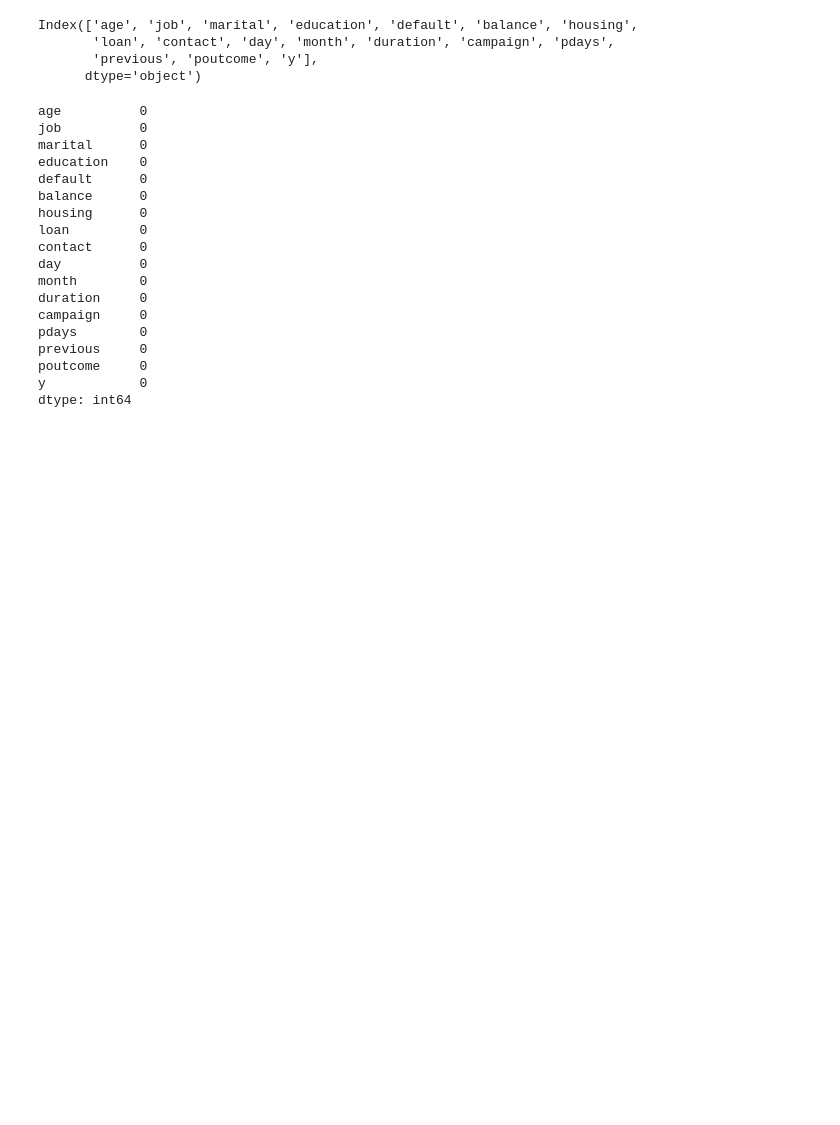
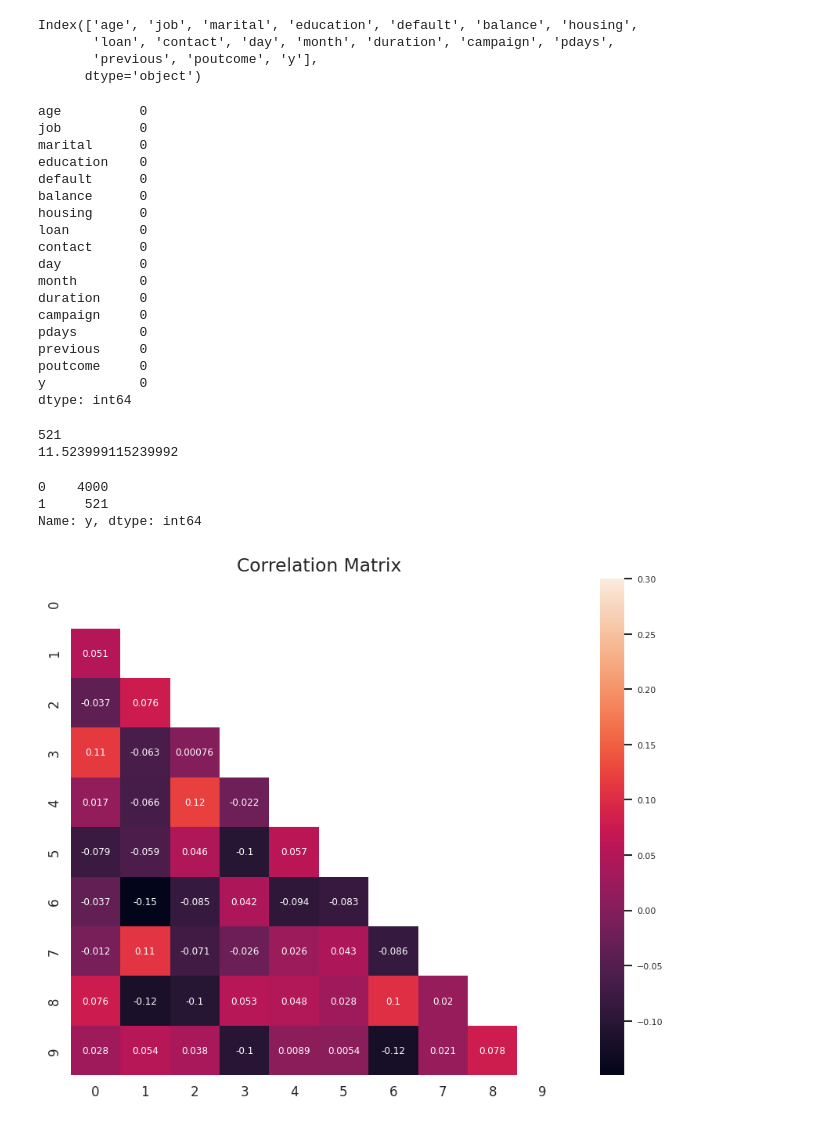
Before and after one commit to katie-hu/Bank_Marketing, a Jupyter notebook: Team 4 Final Project.ipynb, the cells around one changed output. Drawn from its saved outputs; the diff is of its cells as text; code cells hidden in the pictures; blank space fills up the shorter version.

```diff
--- a/Team 4 Final Project.ipynb
+++ b/Team 4 Final Project.ipynb
@@ -115,0 +160,23 @@ dtype: int64
+# %%
+# Check positive response
+
+print((bank['y'] == 'yes').sum())
+
+# Check for response rate
+
+print(100*(bank['y'] == 'yes').sum() / len(bank))
+# %% [output]
+521
+11.523999115239992
+# %%
+# Change all yes and no to binary 0,1 values
+
+bank['y'] = (bank['y']=='yes').astype(int)  # changing yes to 1 and no to 0
+bank['default'] = (bank['default']=='yes').astype(int)  # changing yes to 1 and no to 0
+bank['housing'] = (bank['housing']=='yes').astype(int)  # changing yes to 1 and no to 0
+bank['loan'] = (bank['loan']=='yes').astype(int)  # changing yes to 1 and no to 0
+bank['y'].value_counts()
+# %% [output]
+0    4000
+1     521
+Name: y, dtype: int64
@@ -115,0 +196,25 @@ dtype: int64
+# %%
+#Look into distribution of variables
+f, axs = plt.subplots(2, 3, figsize = (14,7))
+
+sns.histplot(data = bank, x = 'duration', ax = axs[0,0])
+sns.histplot(data = bank,x = 'campaign', ax = axs[0,1])
+sns.histplot(data = bank, x = 'pdays', ax = axs[0,2])
+sns.histplot(data = bank, x = 'previous', ax = axs[1,0])
+sns.histplot(data = bank, x = 'y', ax = axs[1,1])
+
+plt.tight_layout()
+# %%
+# Find which variables have the highest correlation
+%matplotlib inline
+
+corr = np.corrcoef(np.random.randn(10,200))
+mask = np.zeros_like(corr)
+mask[np.triu_indices_from(mask)] = True
+with sns.axes_style('white'):
+    f, ax = plt.subplots(figsize = (9,7), dpi = 120)
+    sns.set(font_scale = .6)
+    ax = sns.heatmap(corr, mask = mask, vmax = .3, square = True, annot = True)
+    ax.set_title('Correlation Matrix', fontsize = 14)
+# %% [output]
+[figure, added]
```
Also changed, not shown: parts of 60 cells of this notebook, 1 other file.
